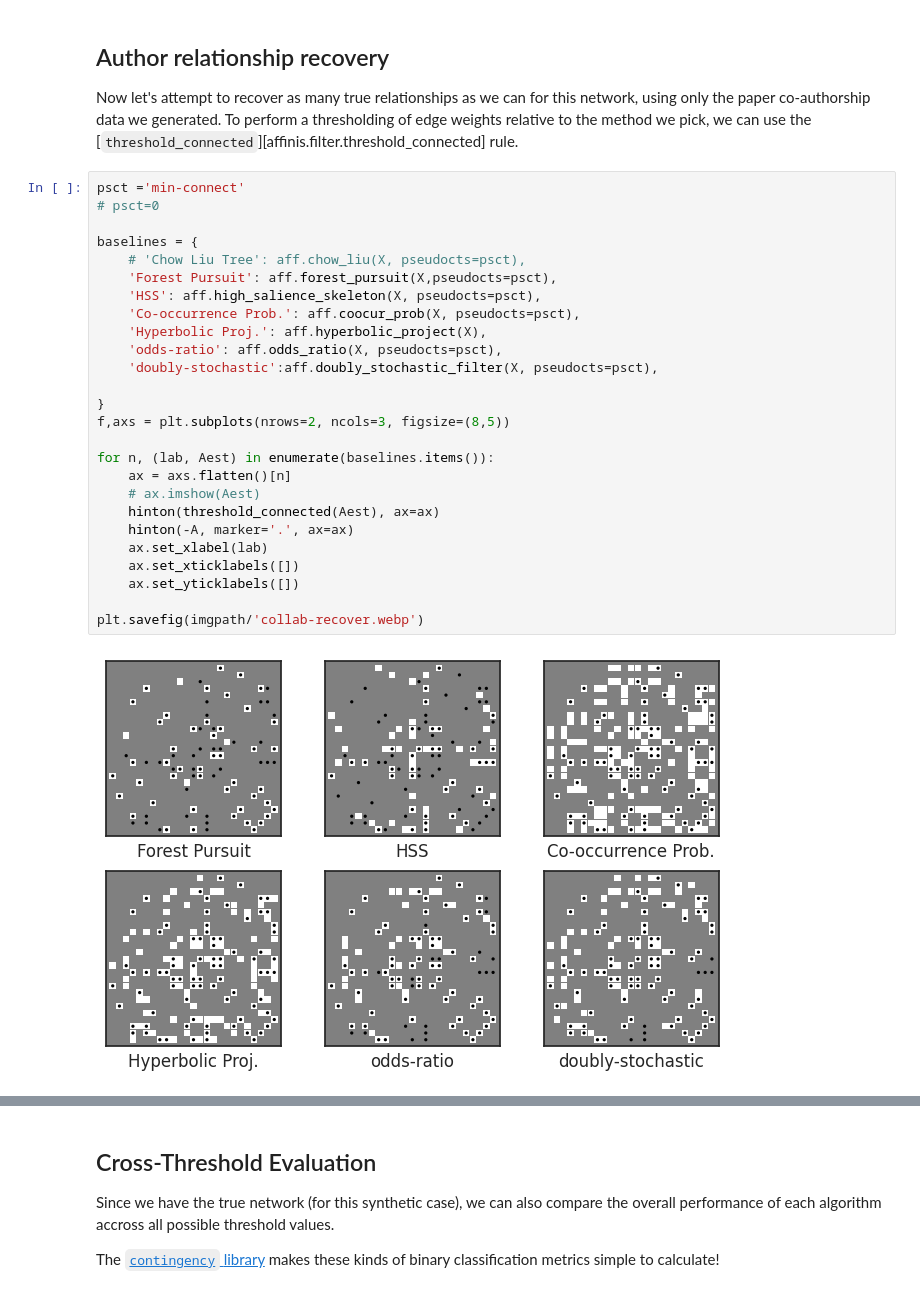
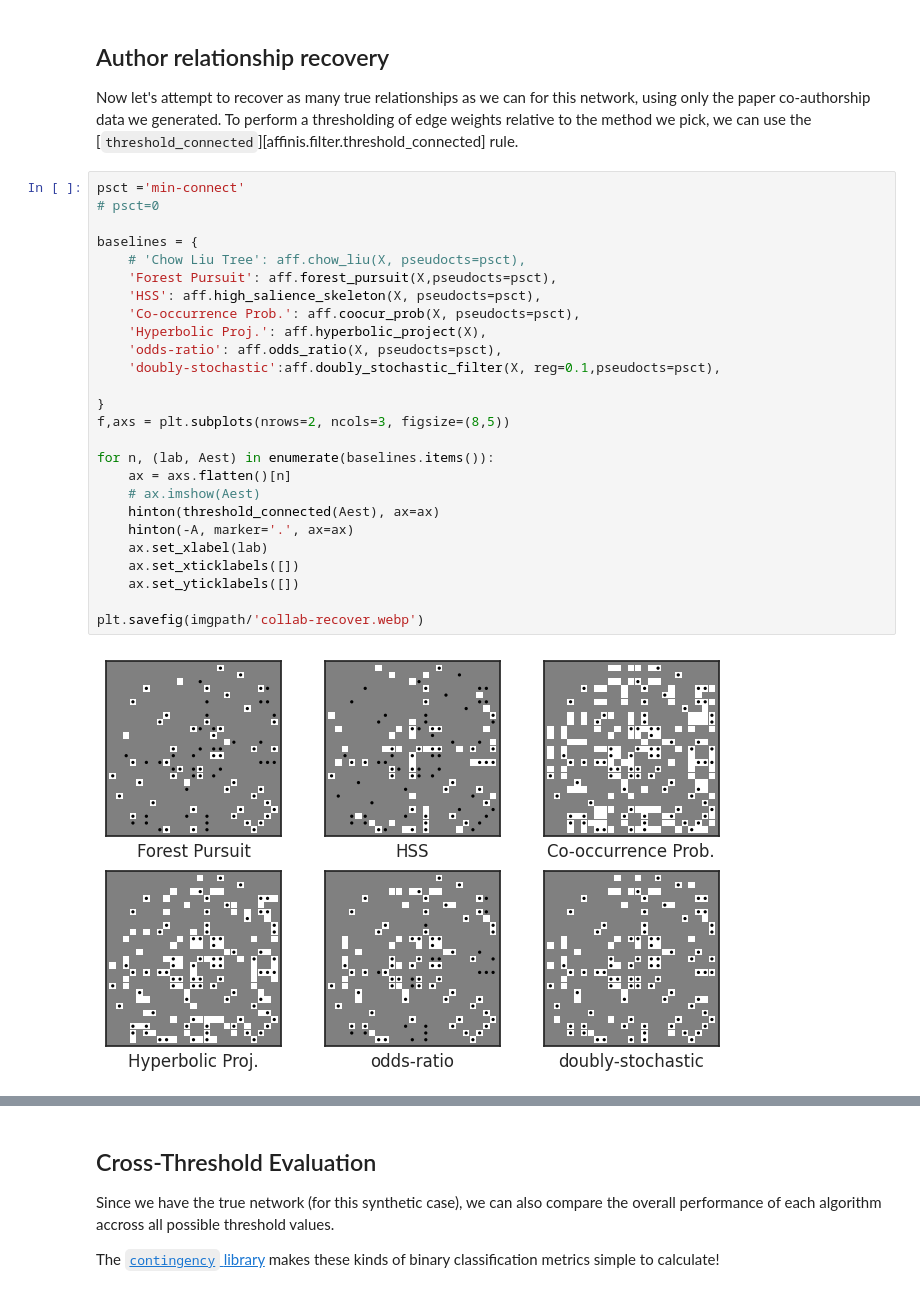
Before and after one commit to usnistgov/affinis, a Jupyter notebook: notebooks/case-studies/example.ipynb, the cells around one changed output, grey strips where cells are left out. Cells and saved outputs as stored; diff of their text form.

```diff
--- a/notebooks/case-studies/example.ipynb
+++ b/notebooks/case-studies/example.ipynb
@@ -109,31 +109,31 @@ To perform a thresholding of edge weights relative to the method we pick, we can
 # %%
 psct ='min-connect'
 # psct=0
 
 baselines = {
     # 'Chow Liu Tree': aff.chow_liu(X, pseudocts=psct),
     'Forest Pursuit': aff.forest_pursuit(X,pseudocts=psct),
     'HSS': aff.high_salience_skeleton(X, pseudocts=psct),
     'Co-occurrence Prob.': aff.coocur_prob(X, pseudocts=psct),
     'Hyperbolic Proj.': aff.hyperbolic_project(X),
     'odds-ratio': aff.odds_ratio(X, pseudocts=psct),
-    'doubly-stochastic':aff.doubly_stochastic_filter(X, pseudocts=psct),
+    'doubly-stochastic':aff.doubly_stochastic_filter(X, reg=0.1,pseudocts=psct),
 
 }
 f,axs = plt.subplots(nrows=2, ncols=3, figsize=(8,5))
 
 for n, (lab, Aest) in enumerate(baselines.items()):
     ax = axs.flatten()[n]
     # ax.imshow(Aest)
     hinton(threshold_connected(Aest), ax=ax)
     hinton(-A, marker='.', ax=ax)
     ax.set_xlabel(lab)
     ax.set_xticklabels([])
     ax.set_yticklabels([])
 
 plt.savefig(imgpath/'collab-recover.webp')
 # %% [output]
-[figure, old version]
+[figure, new version]
 # %% [markdown]
 ![thresholded collaborations](img/collab-recover.webp)
 # %% [markdown]
```
Also changed, not shown: parts of 4 cells of this notebook, 11 other files.
